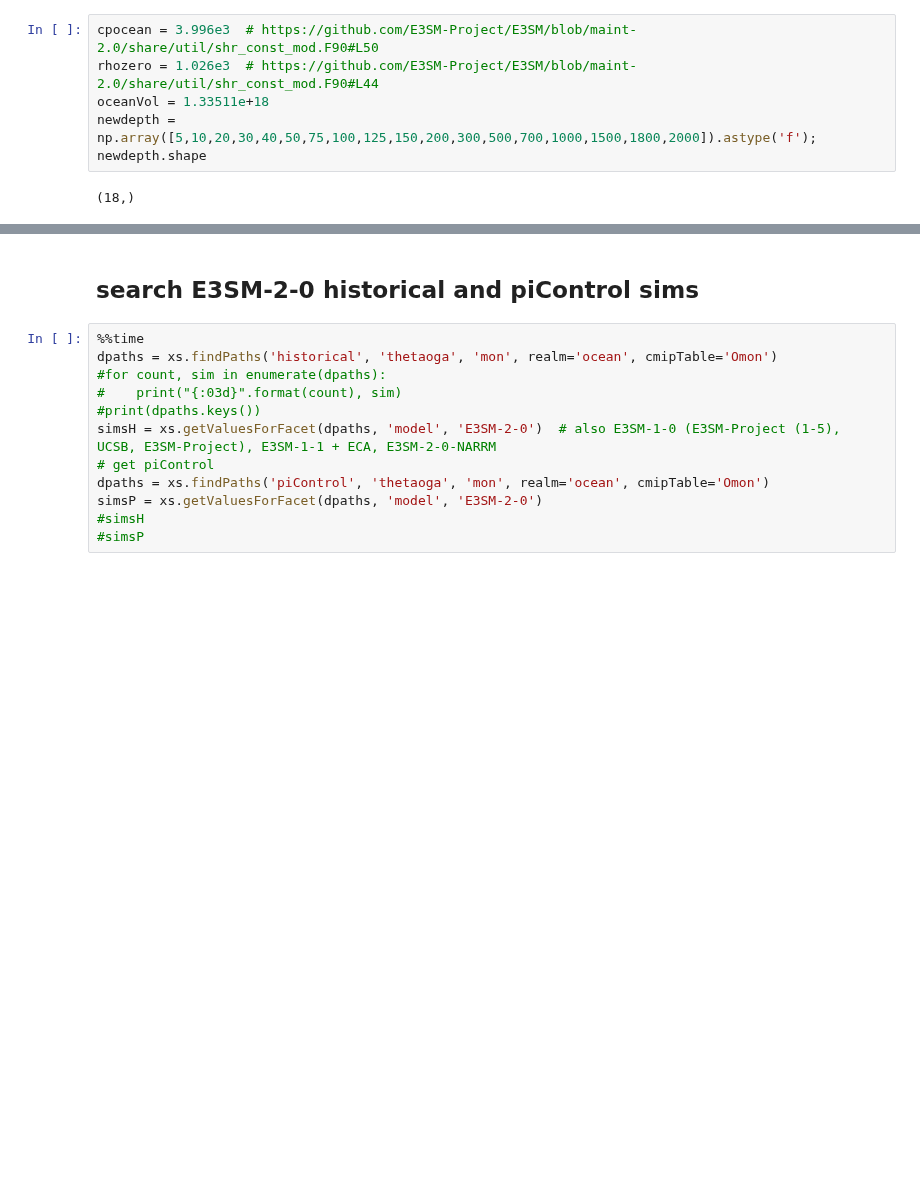
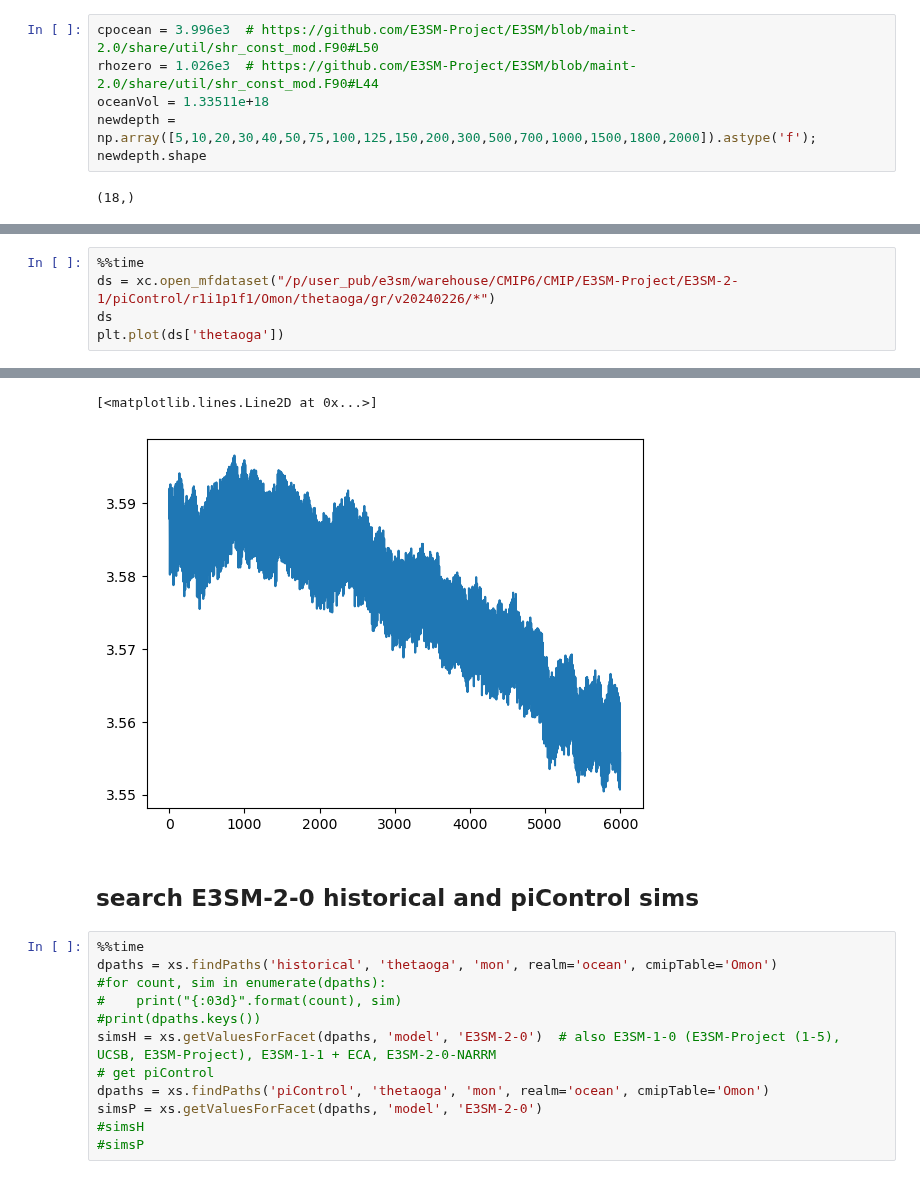
Before and after one commit to durack1/notebooks, a Jupyter notebook: jlnbs/CMIP6-OHC.ipynb, the cells around one changed output, grey strips where cells are left out. Cells and saved outputs as stored; diff of their text form; blank space fills up the shorter version.

```diff
--- a/jlnbs/CMIP6-OHC.ipynb
+++ b/jlnbs/CMIP6-OHC.ipynb
@@ -338,0 +366,6 @@ newdepth.shape
+# %%
+%%time
+ds = xc.open_mfdataset("/p/user_pub/e3sm/warehouse/CMIP6/CMIP/E3SM-Project/E3SM-2-1/piControl/r1i1p1f1/Omon/thetaoga/gr/v20240226/*")
+ds
+plt.plot(ds['thetaoga'])
+# %% [output]
@@ -339,3 +374,5 @@ newdepth.shape
+[<matplotlib.lines.Line2D at 0x...>]
+[figure, added]
 # %% [markdown]
 ## search E3SM-2-0 historical and piControl sims
 # %%
```
Also changed, not shown: parts of 5 cells of this notebook.
